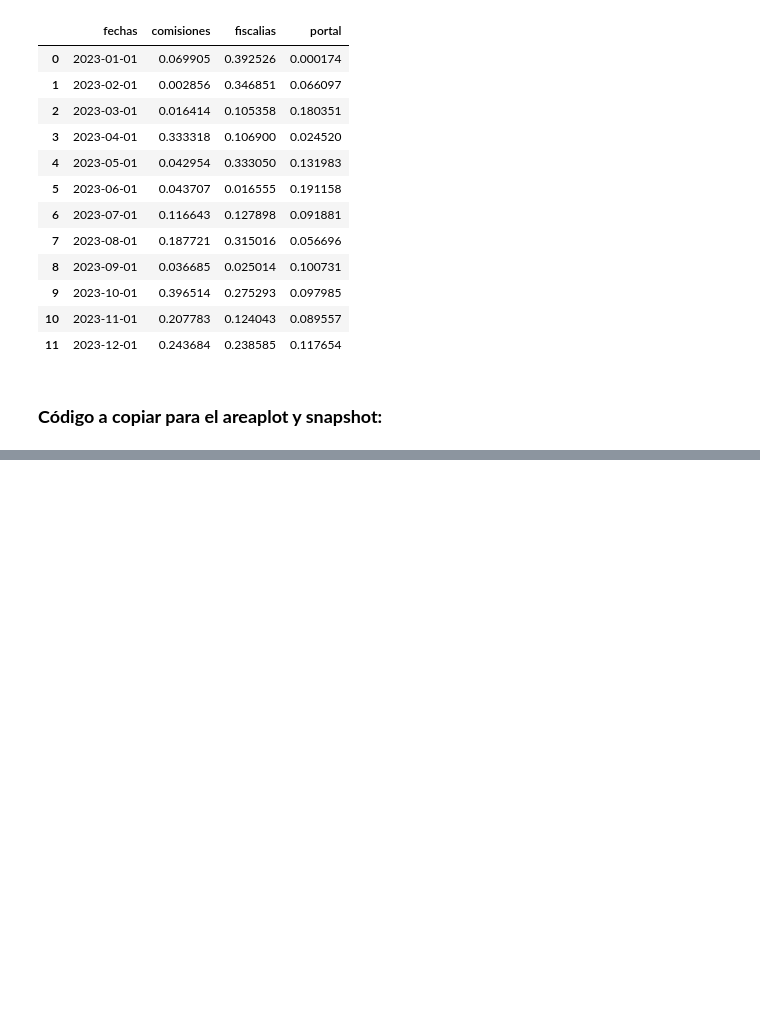
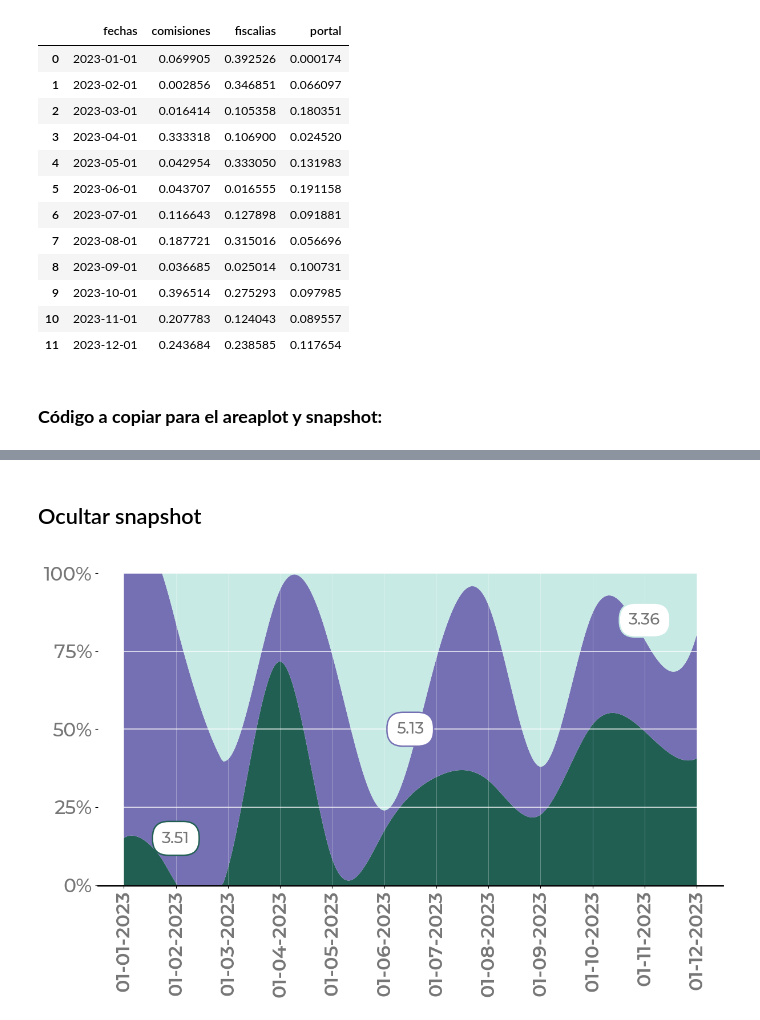
Before and after one commit to tabonitaa/graficas_gob, a Jupyter notebook: Python/snapshot/snapshot.ipynb, the cells around one changed output, grey strips where cells are left out. Saved outputs shown, nothing was run; the diff lists cells and outputs as text; code cells hidden in the pictures; blank space fills up the shorter version.

Commit message:
se realizaron las ultimas modificaciones de snapshot

```diff
--- a/Python/snapshot/snapshot.ipynb
+++ b/Python/snapshot/snapshot.ipynb
@@ -267,0 +279,11 @@ snapshot(data,
+# %% [markdown]
+## Ocultar snapshot
+# %%
+snapshot(data,
+         colores=['#215F53', '#7570B3', '#C7EAE5'],
+         etiquetas=['Comisiones', 'Fiscalías', 'Portal'],
+         suavizar=True,
+         mostrar_snapshot=False,
+         )
+# %% [output]
+[figure, added]
```
Also changed, not shown: parts of 1 cell of this notebook, 2 other files.
